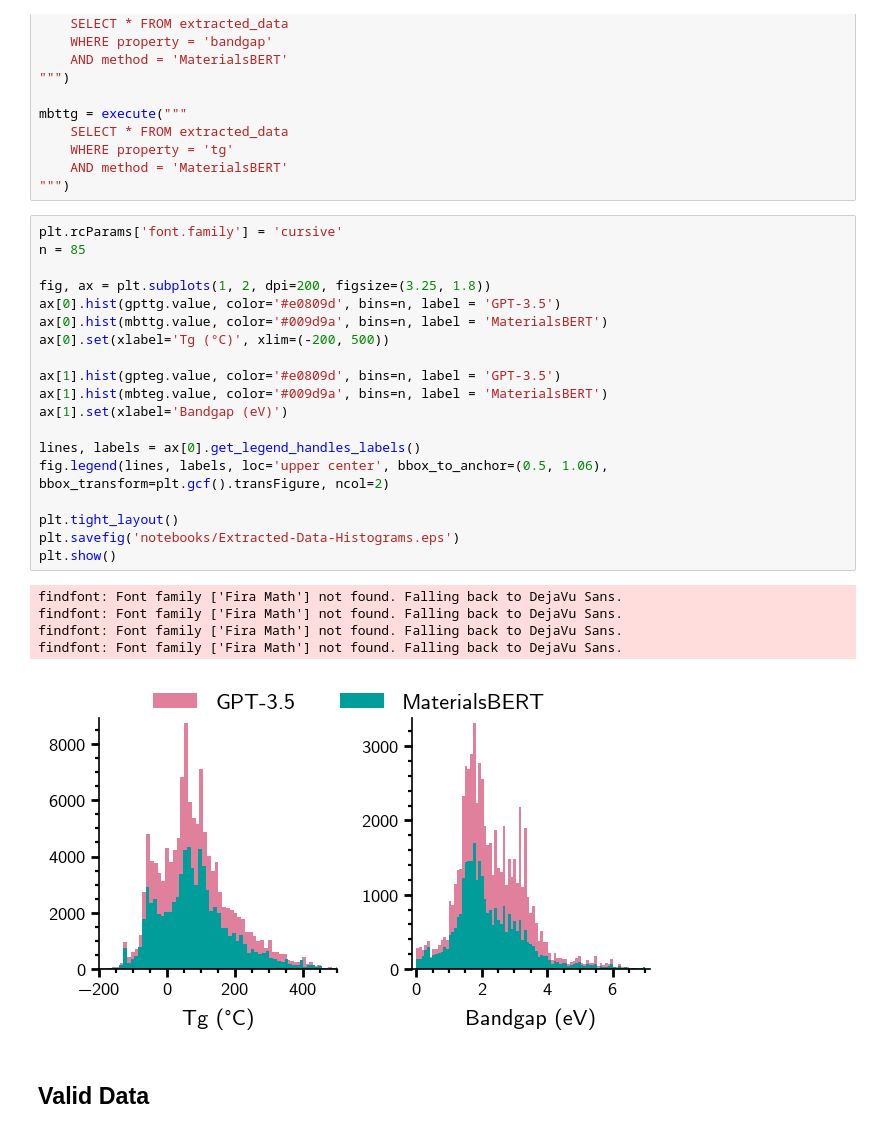
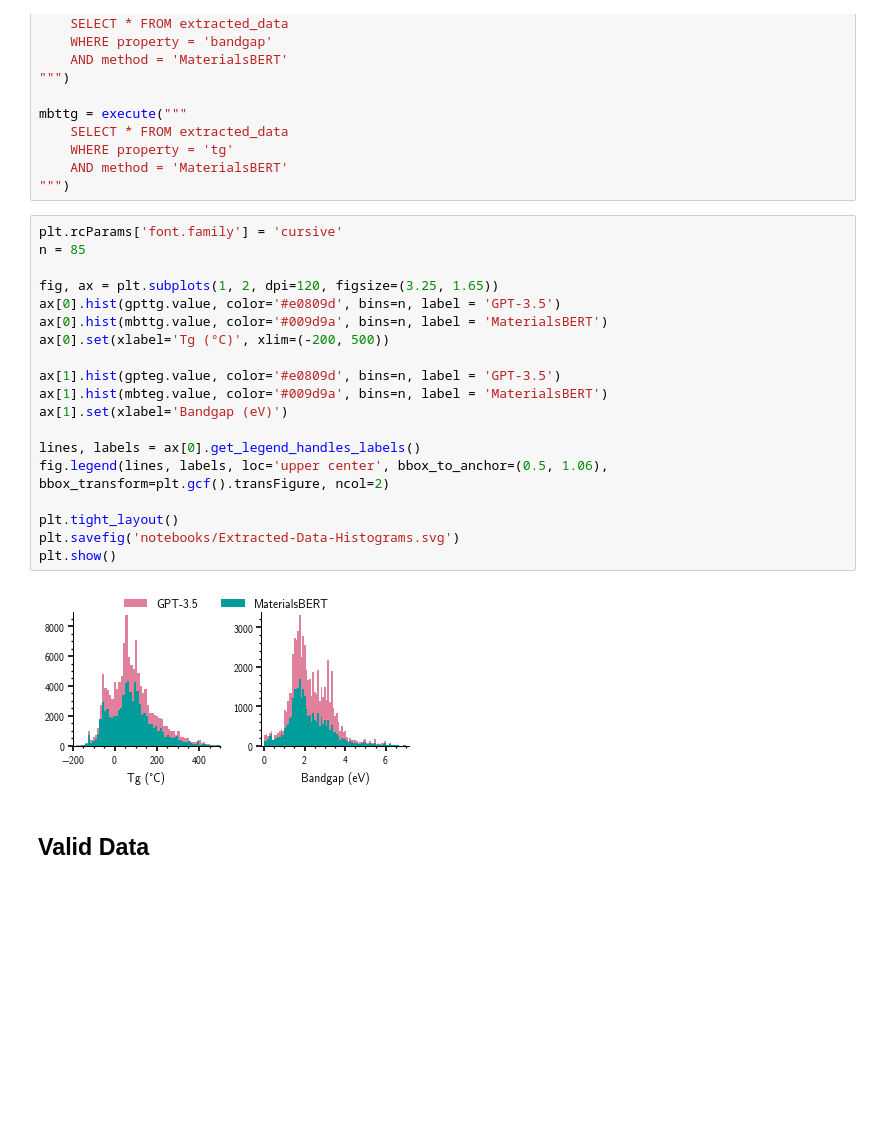
Before and after one commit to Ramprasad-Group/PromptDataExtraction, a Jupyter notebook: notebooks/GPT_vs_MBert.ipynb, the cells around one changed output. Saved outputs shown, nothing was run; the diff lists cells and outputs as text; blank space fills up the shorter version.

Commit message:
Update plots

```diff
--- a/notebooks/GPT_vs_MBert.ipynb
+++ b/notebooks/GPT_vs_MBert.ipynb
@@ -60,28 +60,24 @@ mbttg = execute("""
 # %%
 plt.rcParams['font.family'] = 'cursive'
 n = 85
 
-fig, ax = plt.subplots(1, 2, dpi=200, figsize=(3.25, 1.8))
+fig, ax = plt.subplots(1, 2, dpi=120, figsize=(3.25, 1.65))
 ax[0].hist(gpttg.value, color='#e0809d', bins=n, label = 'GPT-3.5')
 ax[0].hist(mbttg.value, color='#009d9a', bins=n, label = 'MaterialsBERT')
 ax[0].set(xlabel='Tg (°C)', xlim=(-200, 500))
 
 ax[1].hist(gpteg.value, color='#e0809d', bins=n, label = 'GPT-3.5')
 ax[1].hist(mbteg.value, color='#009d9a', bins=n, label = 'MaterialsBERT')
 ax[1].set(xlabel='Bandgap (eV)')
 
 lines, labels = ax[0].get_legend_handles_labels()
 fig.legend(lines, labels, loc='upper center', bbox_to_anchor=(0.5, 1.06), bbox_transform=plt.gcf().transFigure, ncol=2)
 
 plt.tight_layout()
-plt.savefig('notebooks/Extracted-Data-Histograms.eps')
+plt.savefig('notebooks/Extracted-Data-Histograms.svg')
 plt.show()
 # %% [output]
-findfont: Font family ['Fira Math'] not found. Falling back to DejaVu Sans.
-findfont: Font family ['Fira Math'] not found. Falling back to DejaVu Sans.
-findfont: Font family ['Fira Math'] not found. Falling back to DejaVu Sans.
-findfont: Font family ['Fira Math'] not found. Falling back to DejaVu Sans.
-[figure, old version]
+[figure, new version]
 # %% [markdown]
 ## Valid Data
 # %%
```
Also changed, not shown: parts of 17 cells of this notebook, 3 other files.
